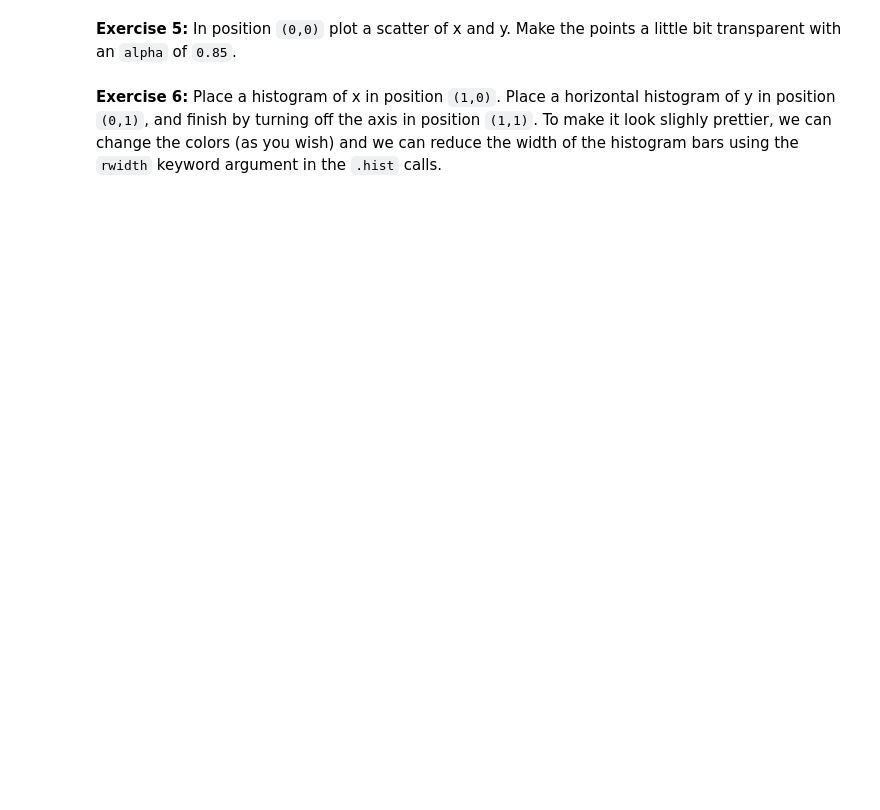
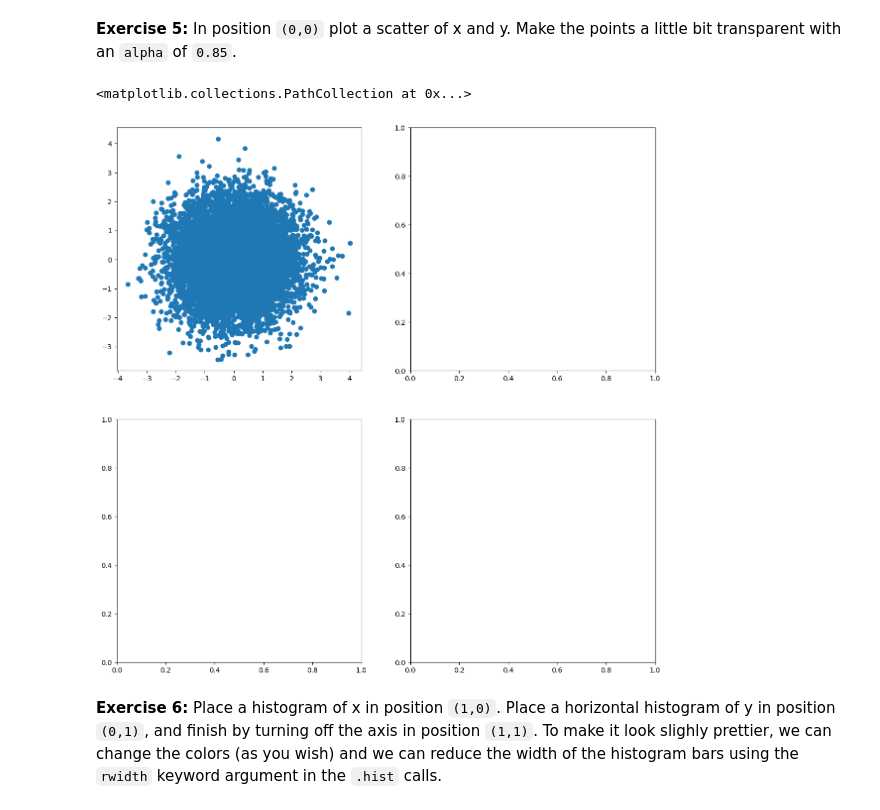
Before and after one commit to harrysinghdk/applied-ai, a Jupyter notebook: exercise 1/Plotting_exercises_w_matplotlib_and_seaborn.ipynb, the cells around one changed output. Drawn from its saved outputs; the diff is of its cells as text; code cells hidden in the pictures; blank space fills up the shorter version.

```diff
--- a/exercise 1/Plotting_exercises_w_matplotlib_and_seaborn.ipynb
+++ b/exercise 1/Plotting_exercises_w_matplotlib_and_seaborn.ipynb
@@ -55,2 +72,11 @@ axes[0,0].scatter(???)
+# %%
+# axes[row, col].scatter(x_data, y_data, color='...', marker='...', label='...')
+# fig, axes = plt.subplots(nrows, ncols, figsize=(width, height))
+
+fig, axes = plt.subplots(2, 2, figsize=(14, 14))
+axes[0,0].scatter(x, y)
+# %% [output]
+<matplotlib.collections.PathCollection at 0x...>
+[figure, added]
 # %% [markdown]
 **Exercise 6:** Place a histogram of x in position `(1,0)`. Place a horizontal histogram of y in position `(0,1)`, and finish by turning off the axis in position `(1,1)`. To make it look slighly prettier, we can change the colors (as you wish) and we can reduce the width of the histogram bars using the `rwidth` keyword argument in the `.hist` calls.
```
Also changed, not shown: parts of 15 cells of this notebook.
